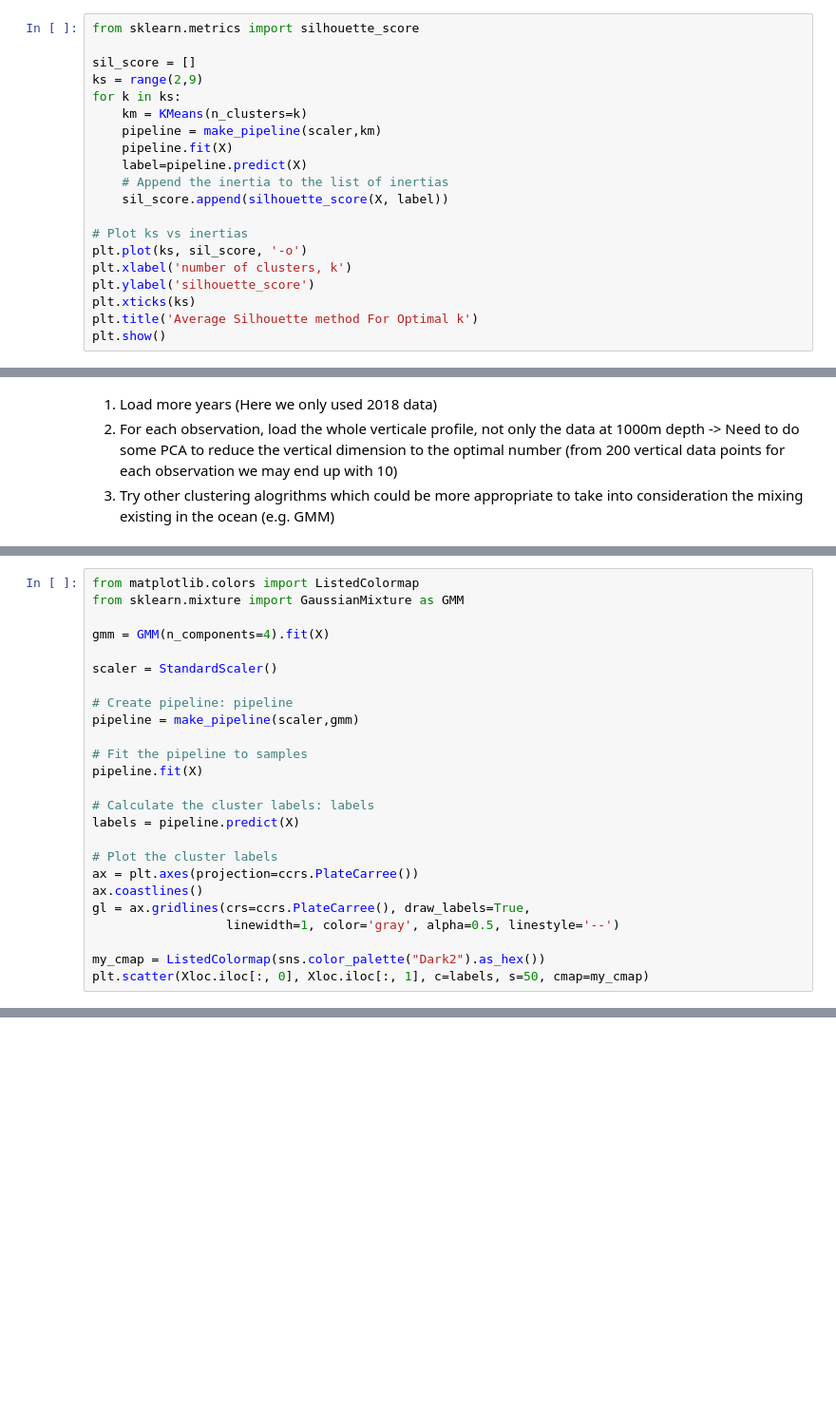
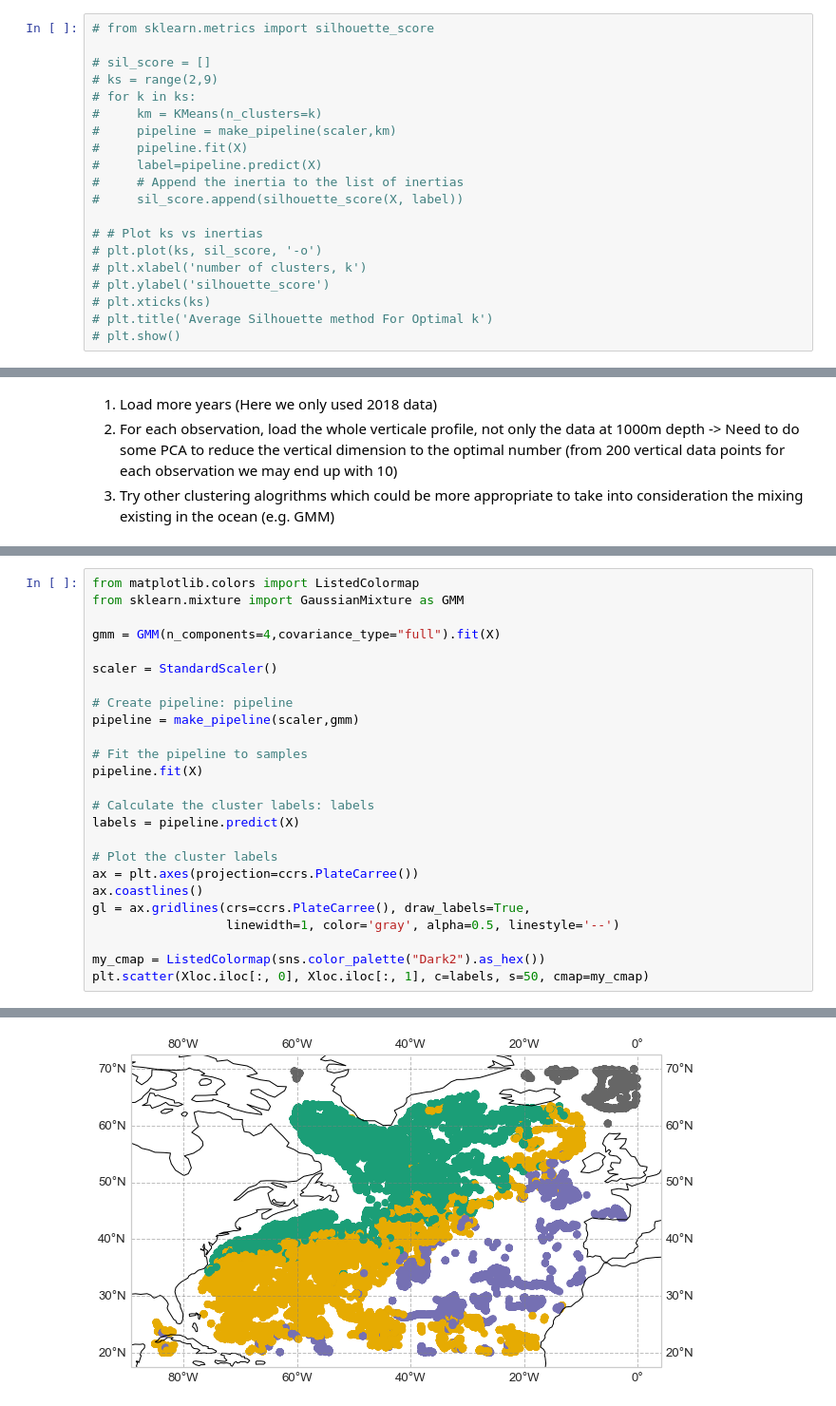
Before and after one commit to lhoupert/ds_portfolio, a Jupyter notebook: notebooks/clustering/03_model.ipynb, the cells around one changed output, grey strips where cells are left out. Shown at 95% size. Drawn from its saved outputs; the diff is of its cells as text; blank space fills up the shorter version.

```diff
--- a/notebooks/clustering/03_model.ipynb
+++ b/notebooks/clustering/03_model.ipynb
@@ -153,25 +130,25 @@ Elbow method: Find the optimal number of cluster so the total intra-cluster vari
 # %% [markdown]
 it measures the quality of a clustering. That is, it determines how well each object lies within its cluster. A high average silhouette width indicates a good clustering.
 # %%
-from sklearn.metrics import silhouette_score
+# from sklearn.metrics import silhouette_score
 
-sil_score = []
-ks = range(2,9)
-for k in ks:
-    km = KMeans(n_clusters=k)
-    pipeline = make_pipeline(scaler,km)
-    pipeline.fit(X)
-    label=pipeline.predict(X)
-    # Append the inertia to the list of inertias
-    sil_score.append(silhouette_score(X, label))
+# sil_score = []
+# ks = range(2,9)
+# for k in ks:
+#     km = KMeans(n_clusters=k)
+#     pipeline = make_pipeline(scaler,km)
+#     pipeline.fit(X)
+#     label=pipeline.predict(X)
+#     # Append the inertia to the list of inertias
+#     sil_score.append(silhouette_score(X, label))
 
-# Plot ks vs inertias
-plt.plot(ks, sil_score, '-o')
-plt.xlabel('number of clusters, k')
-plt.ylabel('silhouette_score')
-plt.xticks(ks)
-plt.title('Average Silhouette method For Optimal k')
-plt.show()
+# # Plot ks vs inertias
+# plt.plot(ks, sil_score, '-o')
+# plt.xlabel('number of clusters, k')
+# plt.ylabel('silhouette_score')
+# plt.xticks(ks)
+# plt.title('Average Silhouette method For Optimal k')
+# plt.show()
 # %% [markdown]
  The optimal number of clusters k is the one that maximize the average silhouette, which appears to be n=4 clusters
 # %% [markdown]
@@ -227,7 +215,7 @@ The second difference between k-means and Gaussian mixture models is that **GMM
 from matplotlib.colors import ListedColormap
 from sklearn.mixture import GaussianMixture as GMM
 
-gmm = GMM(n_components=4).fit(X)
+gmm = GMM(n_components=4,covariance_type="full").fit(X)
 
 scaler = StandardScaler()
 
@@ -248,3 +236,4 @@ gl = ax.gridlines(crs=ccrs.PlateCarree(), draw_labels=True,
 
 my_cmap = ListedColormap(sns.color_palette("Dark2").as_hex())
 plt.scatter(Xloc.iloc[:, 0], Xloc.iloc[:, 1], c=labels, s=50, cmap=my_cmap)
+# %% [output]
@@ -251,3 +241,4 @@ plt.scatter(Xloc.iloc[:, 0], Xloc.iloc[:, 1], c=labels, s=50, cmap=my_cmap)
+[figure, added]
 # %%
 scatplot=sns.scatterplot(x=X.iloc[:,1], y=X.iloc[:,0],
                 hue=labels,palette=my_cmap,
```
Also changed, not shown: parts of 20 cells of this notebook.
